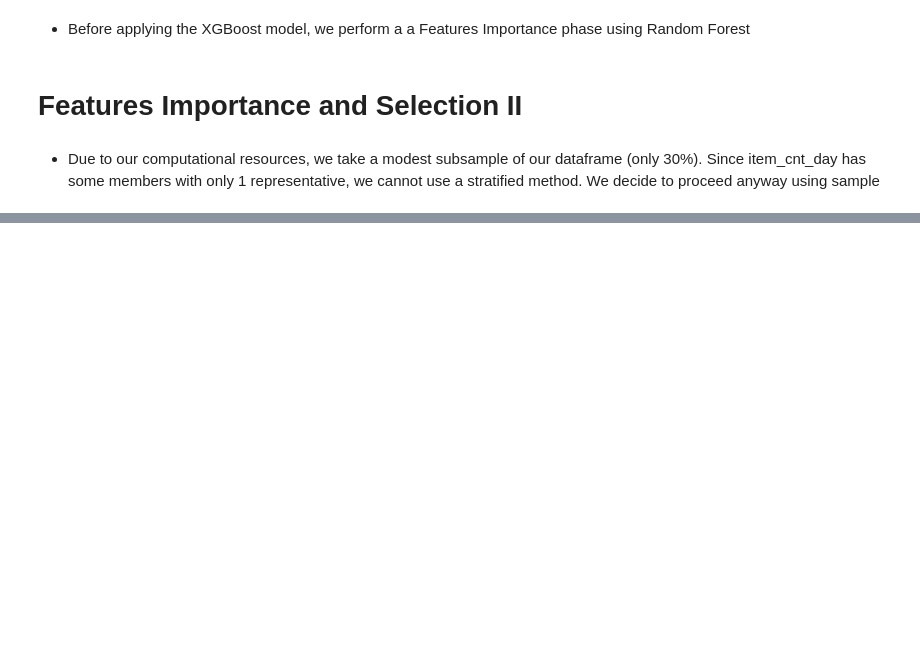
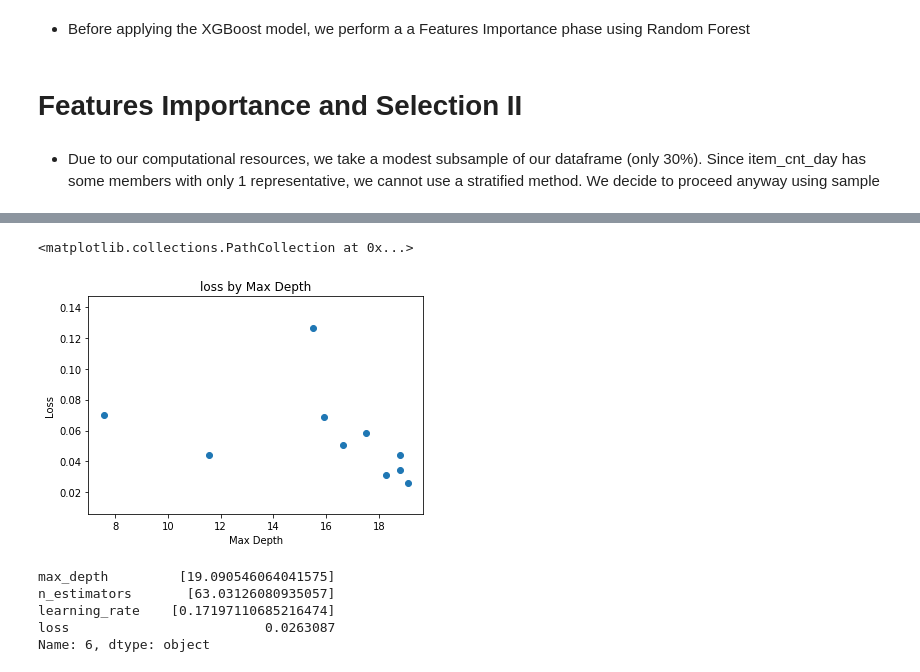
Before and after one commit to AlessandroBiagi/DataScienceProjects, a Jupyter notebook: Future_Sales/Predict_Future_Sales.ipynb, the cells around one changed output, grey strips where cells are left out. Cells and saved outputs as stored; diff of their text form; code cells hidden in the pictures; blank space fills up the shorter version.

```diff
--- a/Future_Sales/Predict_Future_Sales.ipynb
+++ b/Future_Sales/Predict_Future_Sales.ipynb
@@ -944,0 +1252,10 @@ plt.scatter(range(len(df['shop_id'])), df['shop_id'])
+# %%
+depth = [t['misc']['vals']['max_depth'] for t in trials.trials]
+loss = [t['result']['loss'] for t in trials.trials]
+plt.xlabel('Max Depth')
+plt.ylabel('Loss')
+plt.title('loss by Max Depth')
+plt.scatter(depth, loss)
+# %% [output]
+<matplotlib.collections.PathCollection at 0x...>
+[figure, added]
@@ -944,0 +1265,8 @@ plt.scatter(range(len(df['shop_id'])), df['shop_id'])
+# %%
+print(best_parameters_hp.iloc[0])
+# %% [output]
+max_depth         [19.090546064041575]
+n_estimators       [63.03126080935057]
+learning_rate    [0.17197110685216474]
+loss                         0.0263087
+Name: 6, dtype: object
```
Also changed, not shown: parts of 74 cells of this notebook.
